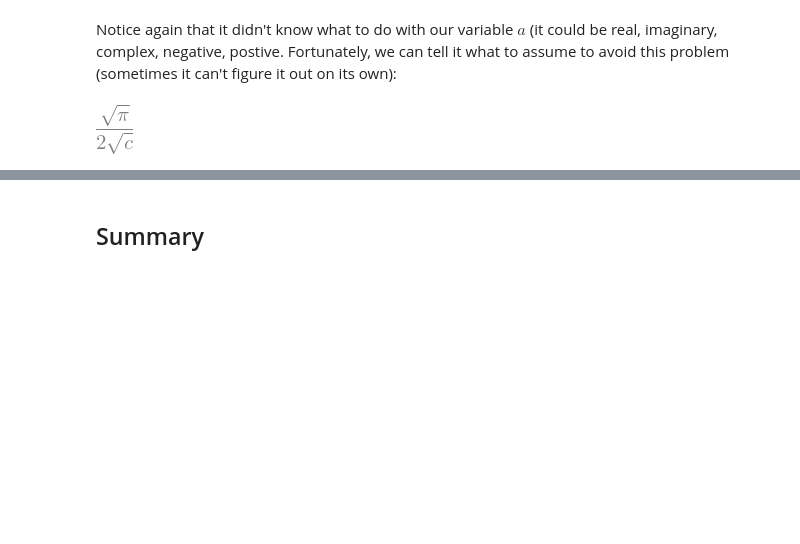
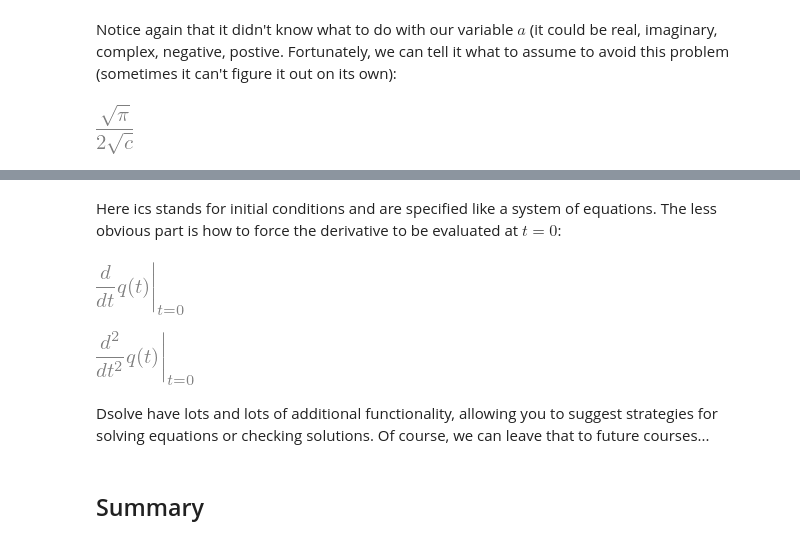
Before and after one commit to drgreen/Phys_41, a Jupyter notebook: Topic 6c Sympy.ipynb, the cells around one changed output, grey strips where cells are left out. Cells and saved outputs as stored; diff of their text form; code cells hidden in the pictures; blank space fills up the shorter version.

```diff
--- a/Topic 6c Sympy.ipynb
+++ b/Topic 6c Sympy.ipynb
@@ -292,3 +317,15 @@ sympy.integrate(sympy.exp(-c*x**2),(x,0,sympy.oo))
+# %% [markdown]
+Here ics stands for initial conditions and are specified like a system of equations. The less obvious part is how to force the derivative to be evaluated at $t=0$:
+# %%
+q(t).diff(t).subs(t,0)
+# %% [output]
+[figure, added]
+# %%
+q(t).diff(t,t).subs(t,0)
+# %% [output]
+[figure, added]
+# %% [markdown]
+Dsolve have lots and lots of additional functionality, allowing you to suggest strategies for solving equations or checking solutions. Of course, we can leave that to future courses...
 # %% [markdown]
 ## Summary
 # %% [markdown]
```
Also changed, not shown: parts of 7 cells of this notebook.
